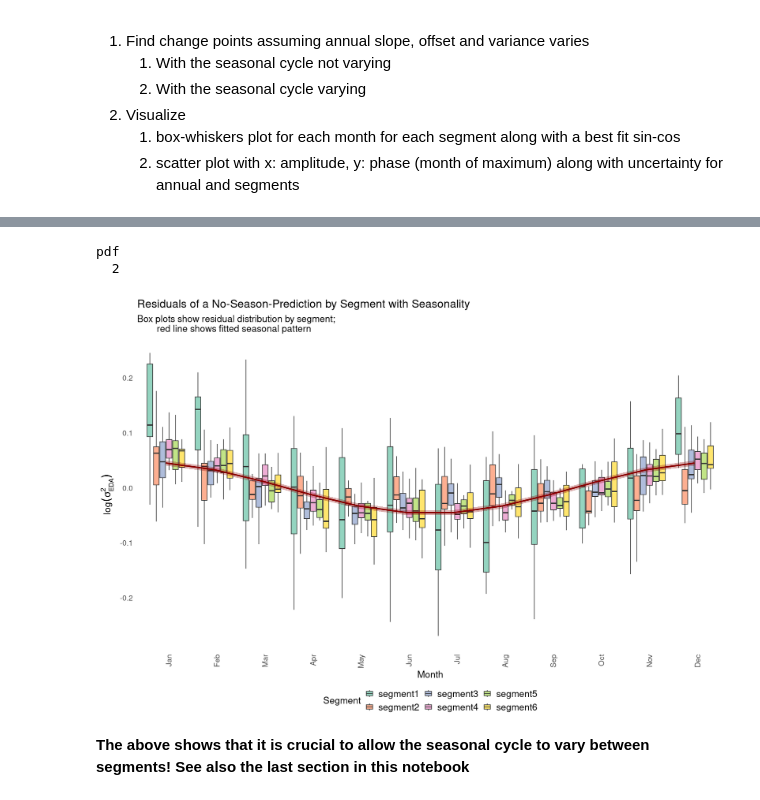
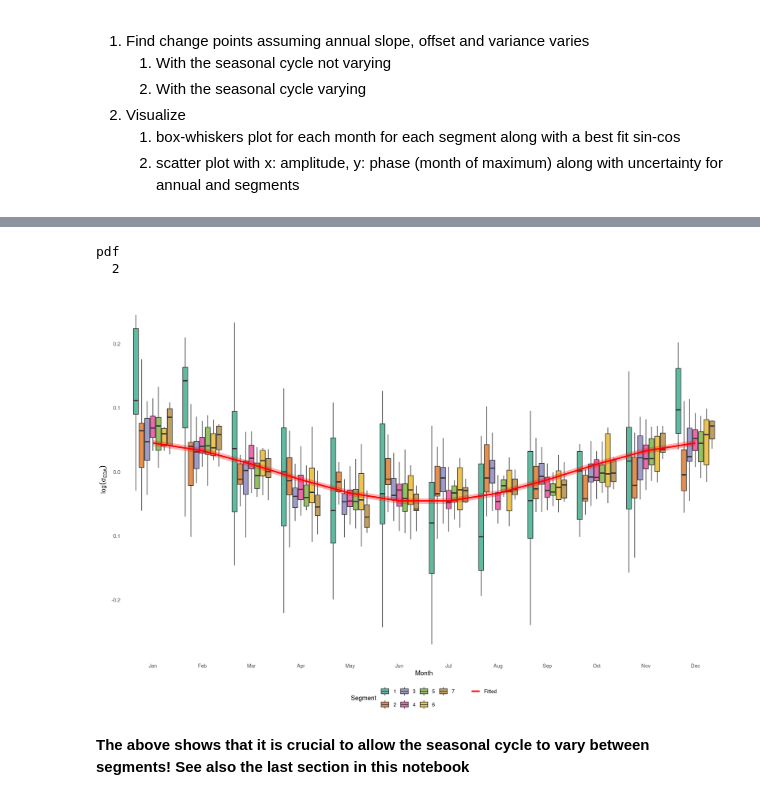
Before and after one commit to hschoeller/wp22a, a Jupyter notebook: notebooks/ChangePoints.ipynb, the cells around one changed output, grey strips where cells are left out. Cells and saved outputs as stored; diff of their text form; code cells hidden in the pictures.

```diff
--- a/notebooks/ChangePoints.ipynb
+++ b/notebooks/ChangePoints.ipynb
@@ -207,9 +223,5 @@ A data.frame: 5 × 4
 # %%
-df$segment_no_seas <- breakfactor(ar_fit_glob)
-df <- df %>%
-    group_by(segment_no_seas) %>%
-    mutate(mon_no = row_number()) %>%
-    ungroup()
+df$segment_no_seas <- breakfactor(bp_noseas)
 
 # Fit the segmented linear model with segment-specific predictors
 lmod_monthly_no_seas <- nlme::gls(
@@ -327,6 +350,8 @@ new_season <- tibble(
     mutate(
         # point‐estimate of the seasonal fit
         fit = beta_sin * sin_mon + beta_cos * cos_mon,
+        fitsin = beta_sin * sin_mon,
+        fitcos = beta_cos * cos_mon,
 
         # its standard error:  sqrt([s c] %*% V_seas %*% [s; c])
         se = sqrt(
@@ -341,48 +366,61 @@ new_season <- tibble(
 # %%
 p <- ggplot(df, aes(x = factor(month), fill = segment_no_seas)) +
     # Box plots for residuals by month and segment
     geom_boxplot(aes(y = y_seas),
         alpha = 0.7,
         outlier.shape = NA, # Remove outliers
-        width = 0.7, # Make boxes narrower
-        position = position_dodge(width = 0.8) # Space out the boxes
+        width = 0.7,
+        position = position_dodge(width = 0.8)
     ) +
-    # Use a color palette that works well with 6 segments
-    scale_fill_brewer(type = "qual", palette = "Set2", name = "Segment") +
+    # Adjust fill legend to show only numbers
+    scale_fill_brewer(
+        type = "qual",
+        palette = "Dark2",
+        name = "Segment",
+        labels = function(x) gsub("segment", "", x) # strip "segment"
+    ) +
     geom_ribbon(
         data = new_season,
-        aes(x = month, ymin = lwr, ymax = upr, group = 1, fill = NULL),
+        aes(x = month, ymin = lwr, ymax = upr, group = 1),
         alpha = 0.3,
-        fill = "darkred",
-        inherit.aes = FALSE
+        fill = "red",
+        inherit.aes = FALSE,
+        show.legend = FALSE
     ) +
-    # Add seasonal trend line
+    # Add seasonal trend line WITH legend
     geom_line(
         data = new_season,
-        aes(x = month, y = fit, group = 1, fill = NULL),
-        color = "darkred",
+        aes(x = month, y = fit, group = 1, color = "Fitted"),
         size = 1.2,
         linetype = "solid",
         inherit.aes = FALSE
     ) +
-    # Customize the plot
+    scale_color_manual(
+        name = "",
+        values = c("Fitted" = "red")
+    ) +
     scale_x_discrete(labels = month.abb) +
     labs(
-        title = "Residuals of a No-Season-Prediction by Segment with Seasonality",
-        subtitle = "Box plots show residual distribution by segment;
-        red line shows fitted seasonal pattern",
         x = "Month",
-        y = TeX("$\\log(\\sigma^{2}_{EDA})$")
+        y = TeX("$\\log(\\sigma_{EDA})$")
     ) +
-    THEME_PUB_LARGE
+    theme_minimal() +
+    theme(
+        panel.grid = element_blank(),
+        legend.position = "bottom"
+    ) +
+    guides(
+        fill = guide_legend(order = 1),
+        color = guide_legend(order = 2)
+    )
 
 # Display the plot
 print(p)
-save_plot(p, "MonthlyResSingleSeason.pdf", width = 9, height = 5)
+save_plot(p, "MonthlyResSingleSeason.pdf", width = 7, height = 5)
 # %% [output]
 pdf
   2
-[figure, old version]
+[figure, new version]
 # %% [markdown]
 **The above shows that it is crucial to allow the seasonal cycle to vary between segments! See also the last section in this notebook**
 # %% [markdown]
```
Also changed, not shown: parts of 28 cells of this notebook, 6 other files.
